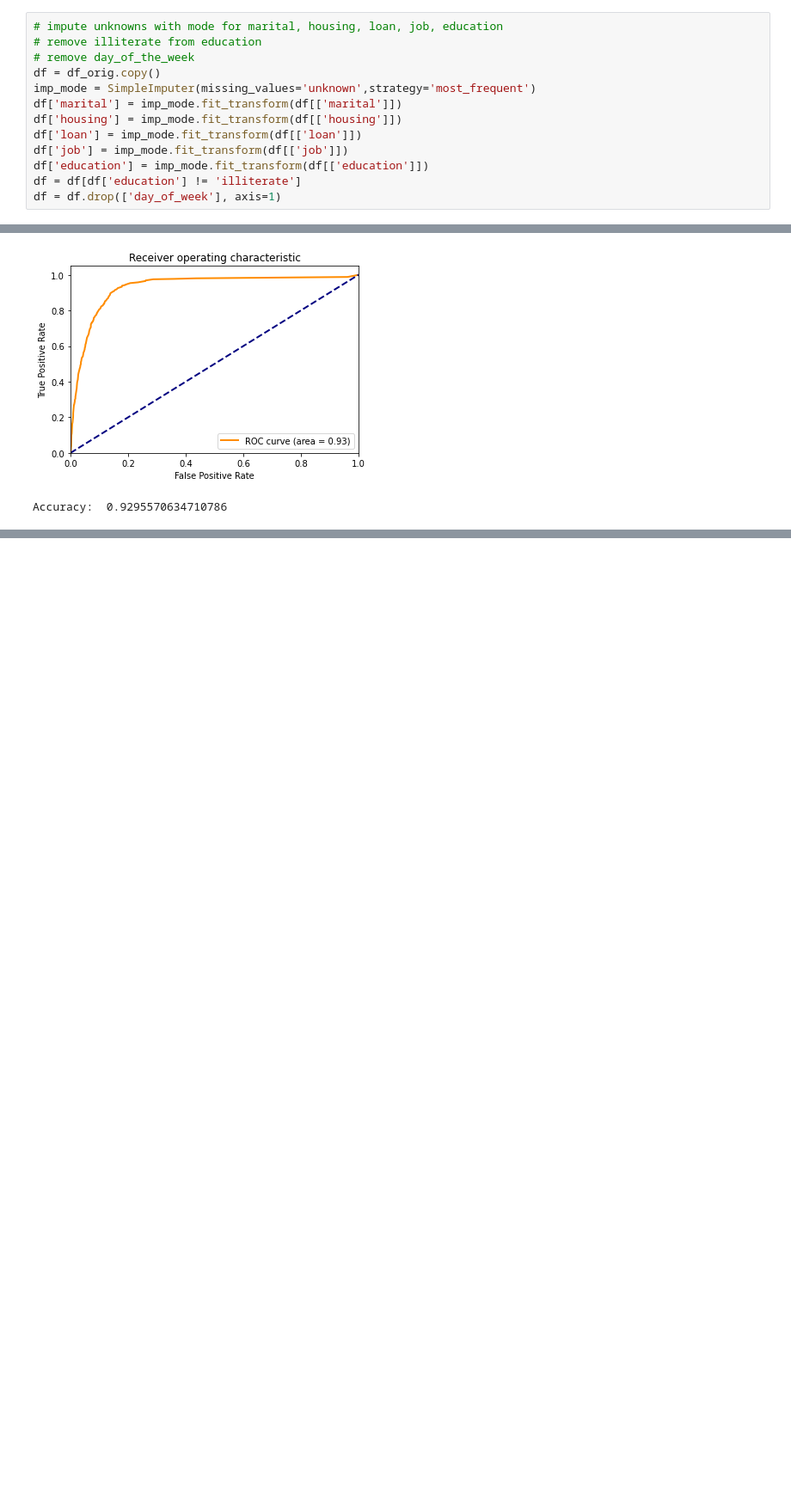
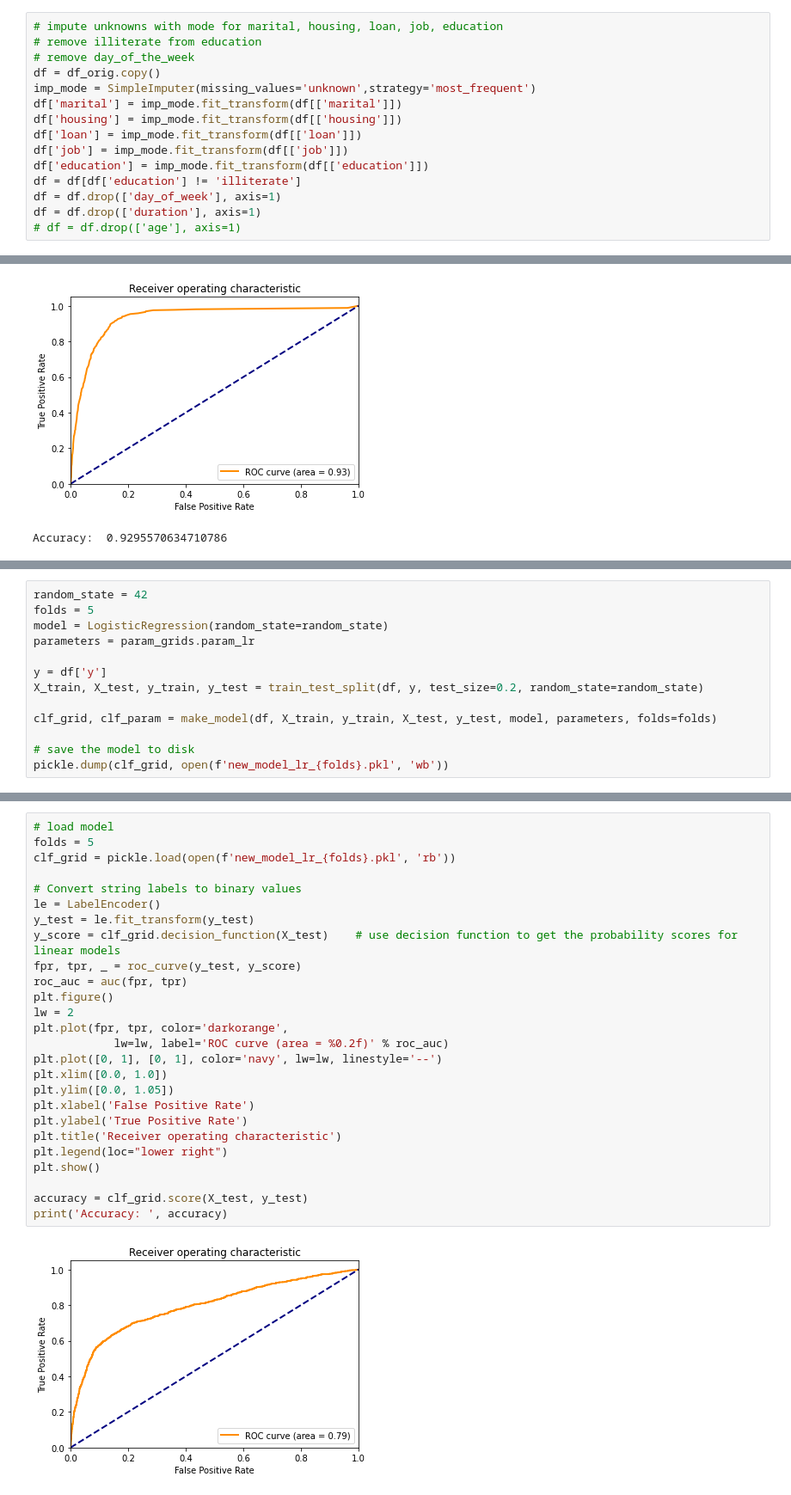
Before and after one commit to gitkym/uvs_bank_marketing_project, a Jupyter notebook: feature_selection.ipynb, the cells around one changed output, grey strips where cells are left out. Shown at 86% size. Cells and saved outputs as stored; diff of their text form; blank space fills up the shorter version.

```diff
--- a/feature_selection.ipynb
+++ b/feature_selection.ipynb
@@ -158,3 +181,5 @@ df['job'] = imp_mode.fit_transform(df[['job']])
 df['education'] = imp_mode.fit_transform(df[['education']])
 df = df[df['education'] != 'illiterate']
 df = df.drop(['day_of_week'], axis=1)
+df = df.drop(['duration'], axis=1)
+# df = df.drop(['age'], axis=1)
@@ -219,0 +247,13 @@ Accuracy:  0.9295570634710786
+# %%
+random_state = 42
+folds = 5
+model = LogisticRegression(random_state=random_state)
+parameters = param_grids.param_lr
+
+y = df['y']
+X_train, X_test, y_train, y_test = train_test_split(df, y, test_size=0.2, random_state=random_state)
+
+clf_grid, clf_param = make_model(df, X_train, y_train, X_test, y_test, model, parameters, folds=folds)
+
+# save the model to disk
+pickle.dump(clf_grid, open(f'new_model_lr_{folds}.pkl', 'wb'))
@@ -219,0 +265,28 @@ Accuracy:  0.9295570634710786
+# %%
+# load model
+folds = 5
+clf_grid = pickle.load(open(f'new_model_lr_{folds}.pkl', 'rb'))
+
+# Convert string labels to binary values
+le = LabelEncoder()
+y_test = le.fit_transform(y_test)
+y_score = clf_grid.decision_function(X_test)    # use decision function to get the probability scores for linear models
+fpr, tpr, _ = roc_curve(y_test, y_score)
+roc_auc = auc(fpr, tpr)
+plt.figure()
+lw = 2
+plt.plot(fpr, tpr, color='darkorange',
+            lw=lw, label='ROC curve (area = %0.2f)' % roc_auc)
+plt.plot([0, 1], [0, 1], color='navy', lw=lw, linestyle='--')
+plt.xlim([0.0, 1.0])
+plt.ylim([0.0, 1.05])
+plt.xlabel('False Positive Rate')
+plt.ylabel('True Positive Rate')
+plt.title('Receiver operating characteristic')
+plt.legend(loc="lower right")
+plt.show()
+
+accuracy = clf_grid.score(X_test, y_test)
+print('Accuracy: ', accuracy)
+# %% [output]
+[figure, added]
```
Also changed, not shown: parts of 12 cells of this notebook, 2 other files.
